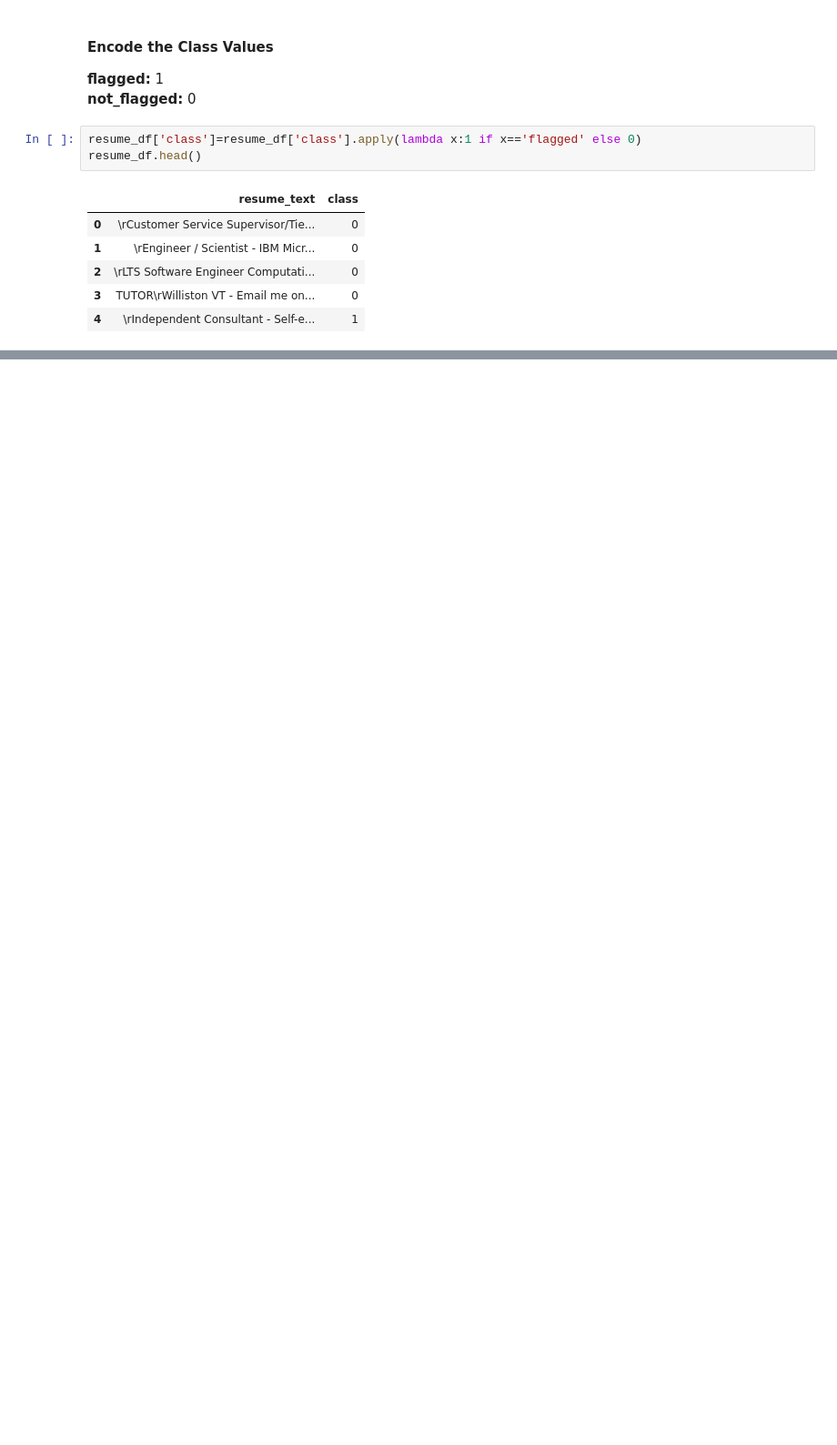
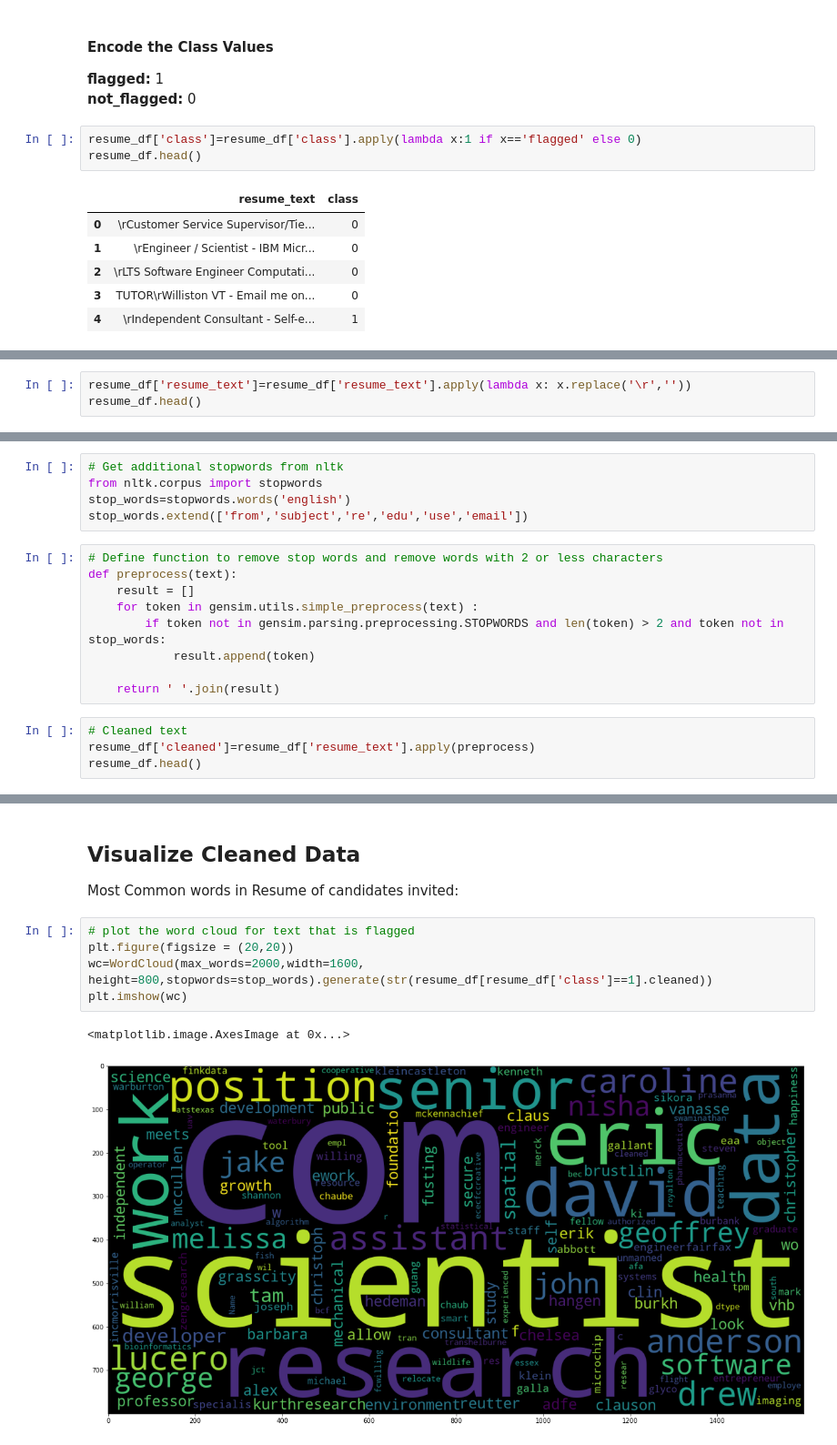
Before and after one commit to nnitiwe-dev/Resume_classifier, a Jupyter notebook: notebook/resume_classifier_with_naive_bayes_classifier.ipynb, the cells around one changed output, grey strips where cells are left out. Shown: that part at 91% size. Saved outputs shown, nothing was run; the diff lists cells and outputs as text; blank space fills up the shorter version.

```diff
--- a/notebook/resume_classifier_with_naive_bayes_classifier.ipynb
+++ b/notebook/resume_classifier_with_naive_bayes_classifier.ipynb
@@ -107,0 +112,3 @@ resume_df.head()
+# %%
+resume_df['resume_text']=resume_df['resume_text'].apply(lambda x: x.replace('\r',''))
+resume_df.head()
@@ -107,0 +137,18 @@ resume_df.head()
+# %%
+# Get additional stopwords from nltk
+from nltk.corpus import stopwords
+stop_words=stopwords.words('english')
+stop_words.extend(['from','subject','re','edu','use','email'])
+# %%
+# Define function to remove stop words and remove words with 2 or less characters
+def preprocess(text):
+    result = []
+    for token in gensim.utils.simple_preprocess(text) :
+        if token not in gensim.parsing.preprocessing.STOPWORDS and len(token) > 2 and token not in stop_words:
+            result.append(token)
+
+    return ' '.join(result)
+# %%
+# Cleaned text
+resume_df['cleaned']=resume_df['resume_text'].apply(preprocess)
+resume_df.head()
@@ -107,0 +162,12 @@ resume_df.head()
+# %% [markdown]
+## Visualize Cleaned Data
+
+Most Common words in Resume of candidates invited:
+# %%
+# plot the word cloud for text that is flagged
+plt.figure(figsize = (20,20))
+wc=WordCloud(max_words=2000,width=1600, height=800,stopwords=stop_words).generate(str(resume_df[resume_df['class']==1].cleaned))
+plt.imshow(wc)
+# %% [output]
+<matplotlib.image.AxesImage at 0x...>
+[figure, added]
```
Also changed, not shown: parts of 19 cells of this notebook.
